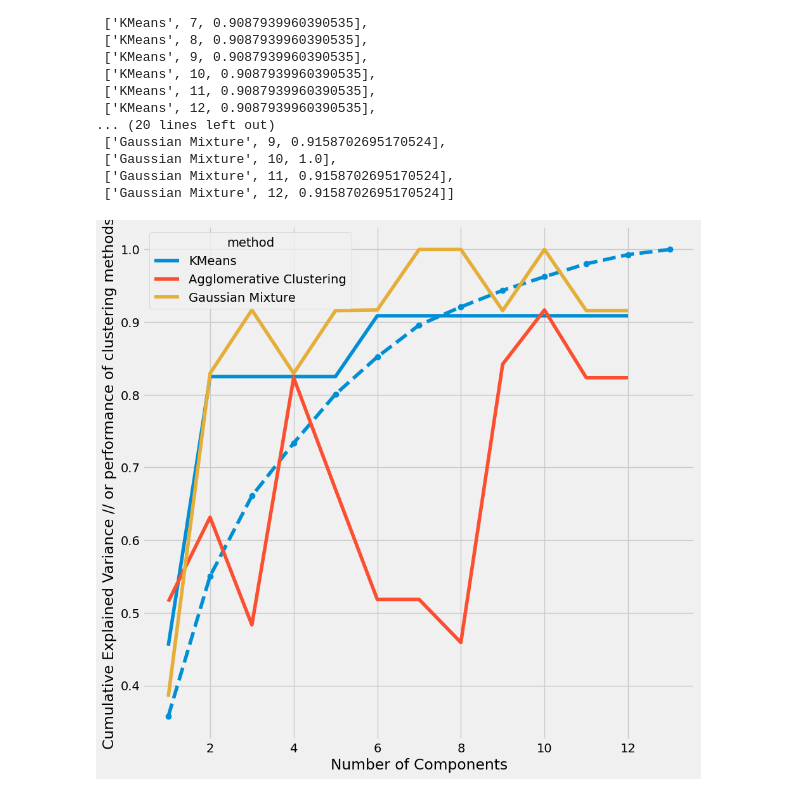
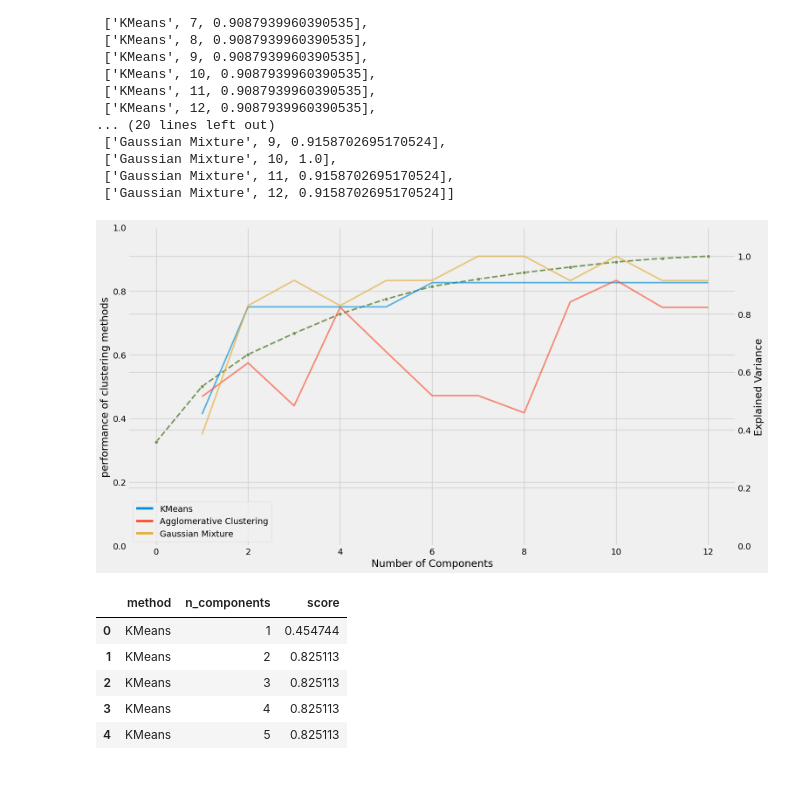
Before and after one commit to Askenm/AASAMC, a Jupyter notebook: wine_src/1-agmo.ipynb, the cells around one changed output. Saved outputs shown, nothing was run; the diff lists cells and outputs as text; code cells hidden in the pictures.

Commit message:
added explained variance plot w. dual axis

```diff
--- a/wine_src/1-agmo.ipynb
+++ b/wine_src/1-agmo.ipynb
@@ -297,18 +298,35 @@ scores
 # %%
 # PCA: Plot the explained variance ratio
 pca = PCA()
 pca.fit(X_train)
-fig, ax = plt.subplots(figsize=(10, 10))
-plt.plot(range(1, 14), pca.explained_variance_ratio_.cumsum(), marker='o', linestyle='--')
+fig, ax = plt.subplots(figsize=(16, 9))
+
 plt.xlabel('Number of Components')
-plt.ylabel('Cumulative Explained Variance // or performance of clustering methods')
+plt.ylabel('performance of clustering methods')
 
 # plot the performance of each clustering methods for each number of components using pca
 scores = pd.DataFrame(scores, columns=['method', 'n_components', 'score'])
 import seaborn as sns
-sns.lineplot(x='n_components', y='score', hue='method', data=scores)
 
 
+pca_frame = pd.DataFrame({'n_components':range(1, 14),'Explained Variance':pca.explained_variance_ratio_.cumsum()})
+ax2 = plt.twinx()
+ax2.set_yticks(np.linspace(ax2.get_yticks()[0], ax2.get_yticks()[-1], len(ax.get_yticks())))
+sns.lineplot(data=pca_frame['Explained Variance'],color='#6d904f', ax=ax2,marker='o', linestyle='--',alpha = 0.95,linewidth = 2.5)
+sns.lineplot(x='n_components', y='score', hue='method', data=scores,alpha = 0.65,linewidth = 2.5)
+plt.legend(loc='lower left')
+
+plt.ylim([0,1.1])
+
 plt.show()
 # %% [output]
-[figure, old version]
+[figure, new version]
+# %%
+scores.head()
+# %% [output]
+|  | method | n_components | score |
+| 0 | KMeans | 1 | 0.454744 |
+| 1 | KMeans | 2 | 0.825113 |
+| 2 | KMeans | 3 | 0.825113 |
+| 3 | KMeans | 4 | 0.825113 |
+| 4 | KMeans | 5 | 0.825113 |
```
Also changed, not shown: parts of 2 cells of this notebook, 5 other files.
